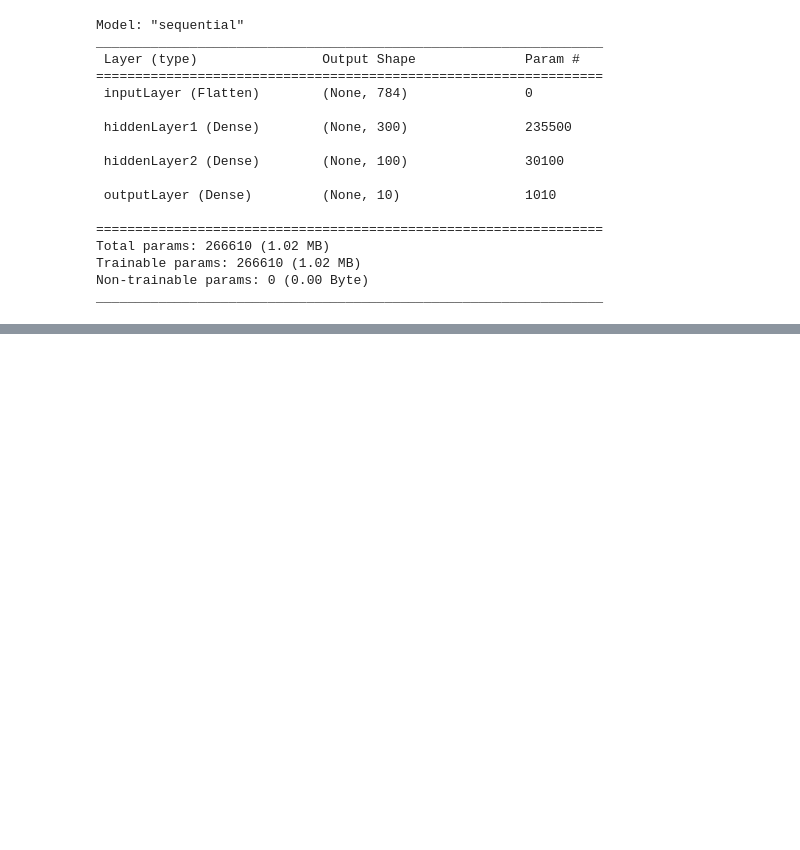
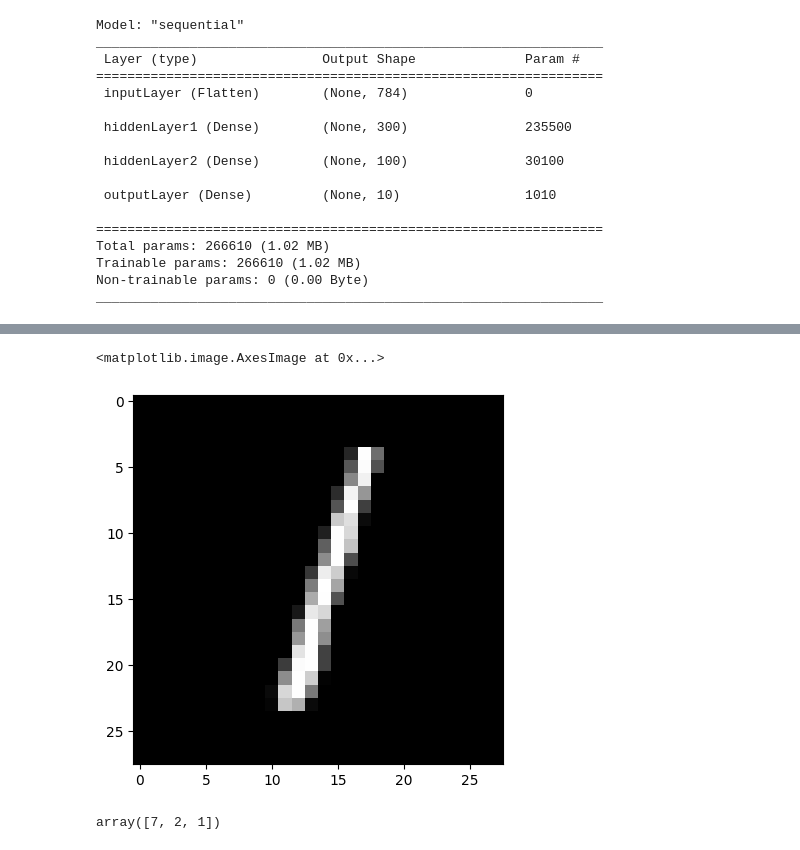
Before and after one commit to syedshahlal/Understanding_Computer_Vision, a Jupyter notebook: Transfer_learning.ipynb, the cells around one changed output, grey strips where cells are left out. Drawn from its saved outputs; the diff is of its cells as text; code cells hidden in the pictures; blank space fills up the shorter version.

```diff
--- a/Transfer_learning.ipynb
+++ b/Transfer_learning.ipynb
@@ -143,0 +146,5 @@ model_clf.evaluate(X_test, y_test)
+# %%
+X_new = X_test[:3]
+
+y_prob =model_clf.predict(X_new)
+y_prob.round(3)
@@ -143,0 +156,10 @@ model_clf.evaluate(X_test, y_test)
+# %%
+plt.imshow(X_new[2], cmap='gray')
+# %% [output]
+<matplotlib.image.AxesImage at 0x...>
+[figure, added]
+# %%
+y_pred=np.argmax(y_prob, axis=-1)
+y_pred
+# %% [output]
+array([7, 2, 1])
```
Also changed, not shown: parts of 5 cells of this notebook.
